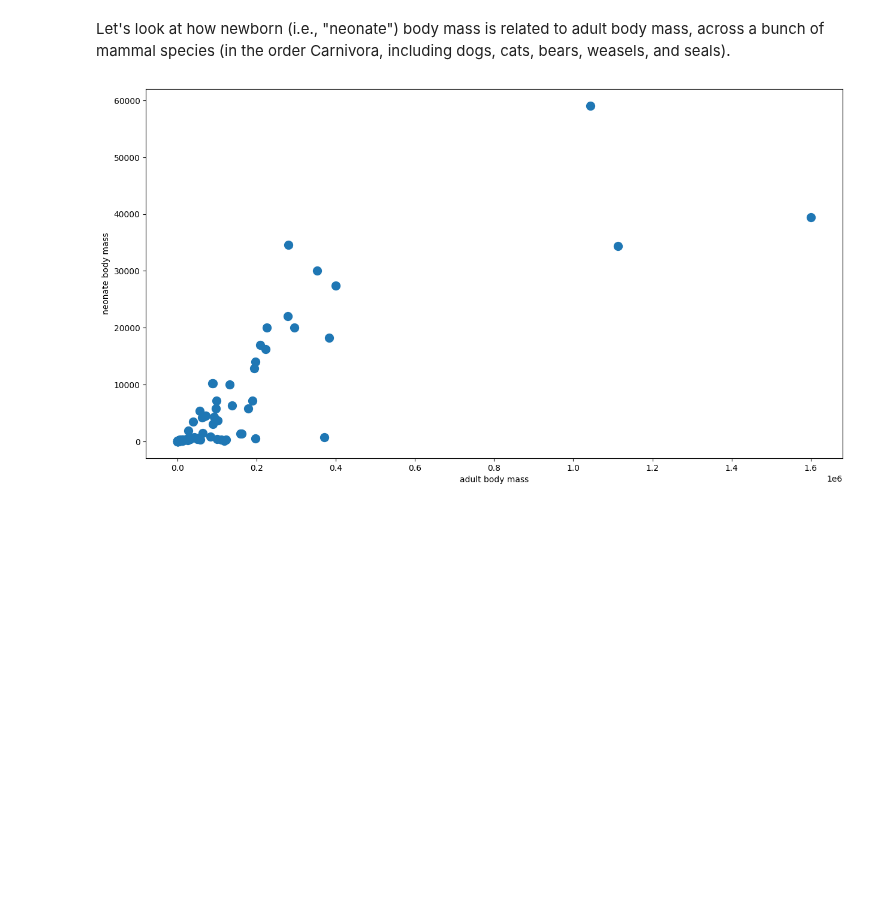
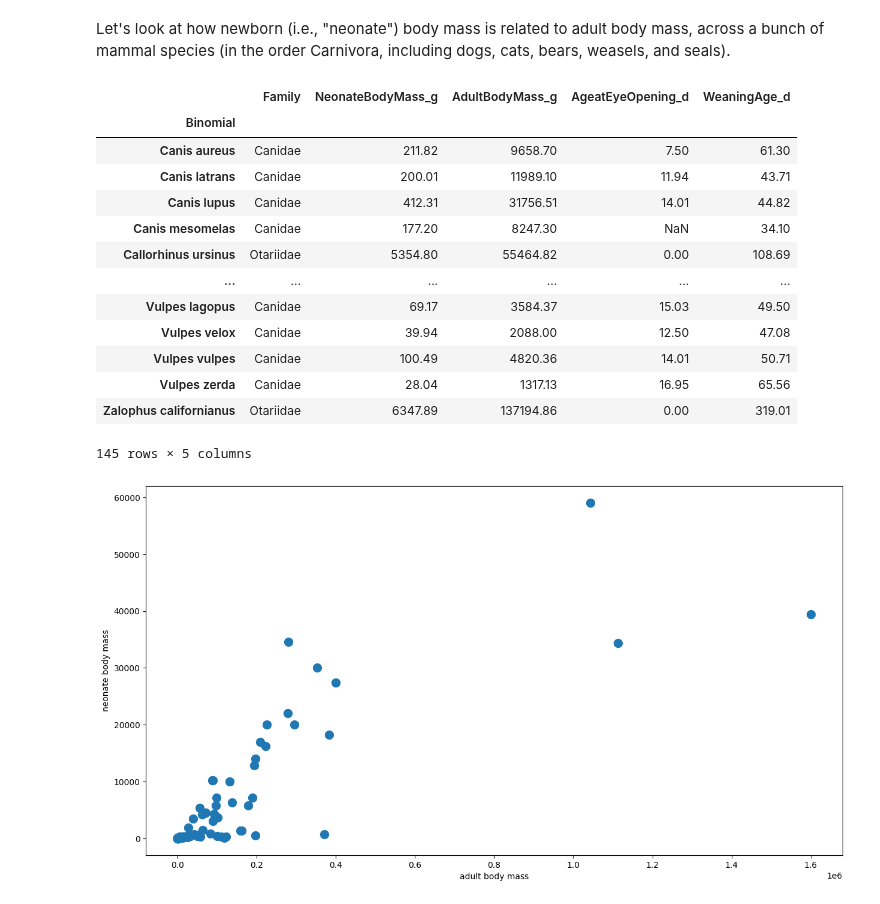
Before and after one commit to UOdsci/dsci345, a Jupyter notebook: class_material/slides/Week_09_Transformations_and_diagnostics.ipynb, the cells around one changed output. Cells and saved outputs as stored; diff of their text form; code cells hidden in the pictures; blank space fills up the shorter version.

```diff
--- a/class_material/slides/Week_09_Transformations_and_diagnostics.ipynb
+++ b/class_material/slides/Week_09_Transformations_and_diagnostics.ipynb
@@ -25,6 +25,22 @@ across a bunch of mammal species
 (in the order Carnivora, including dogs, cats, bears, weasels, and seals).
 # %%
 carnivores = pd.read_csv("data/carnivora_sizes.csv").set_index("Binomial")
+carnivores
+# %% [output]
+|  | Family | NeonateBodyMass_g | AdultBodyMass_g | AgeatEyeOpening_d | WeaningAge_d |
+| Binomial |  |  |  |  |  |
+| Canis aureus | Canidae | 211.82 | 9658.70 | 7.50 | 61.30 |
+| Canis latrans | Canidae | 200.01 | 11989.10 | 11.94 | 43.71 |
+| Canis lupus | Canidae | 412.31 | 31756.51 | 14.01 | 44.82 |
+| Canis mesomelas | Canidae | 177.20 | 8247.30 | NaN | 34.10 |
+| Callorhinus ursinus | Otariidae | 5354.80 | 55464.82 | 0.00 | 108.69 |
+| ... | ... | ... | ... | ... | ... |
+| Vulpes lagopus | Canidae | 69.17 | 3584.37 | 15.03 | 49.50 |
+| Vulpes velox | Canidae | 39.94 | 2088.00 | 12.50 | 47.08 |
+| Vulpes vulpes | Canidae | 100.49 | 4820.36 | 14.01 | 50.71 |
+| Vulpes zerda | Canidae | 28.04 | 1317.13 | 16.95 | 65.56 |
+| Zalophus californianus | Otariidae | 6347.89 | 137194.86 | 0.00 | 319.01 |
+145 rows × 5 columns
 # %%
 plt.scatter(carnivores.AdultBodyMass_g, carnivores.NeonateBodyMass_g, s=100);
 plt.xlabel("adult body mass"); plt.ylabel("neonate body mass");
```
Also changed, not shown: parts of 7 cells of this notebook, 1 other file.
